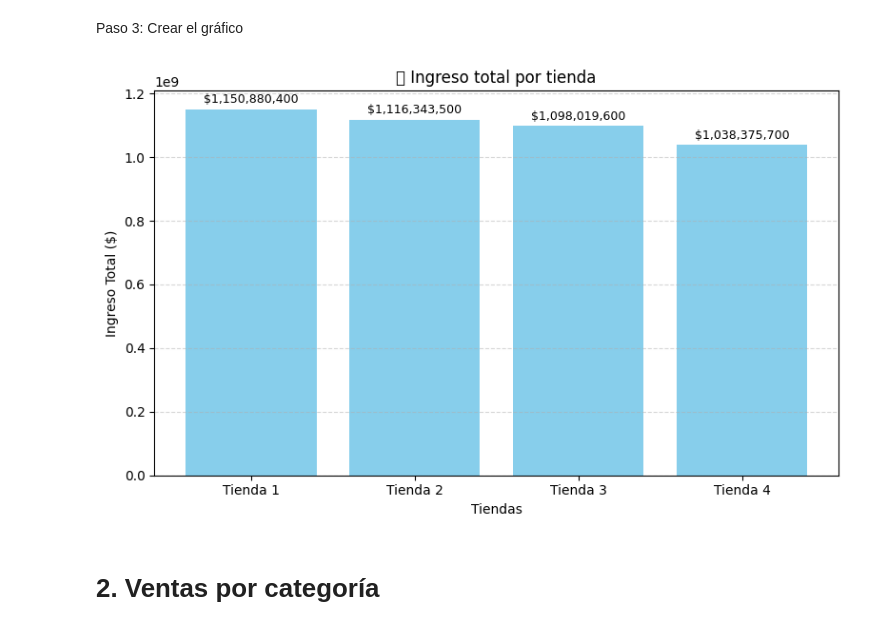
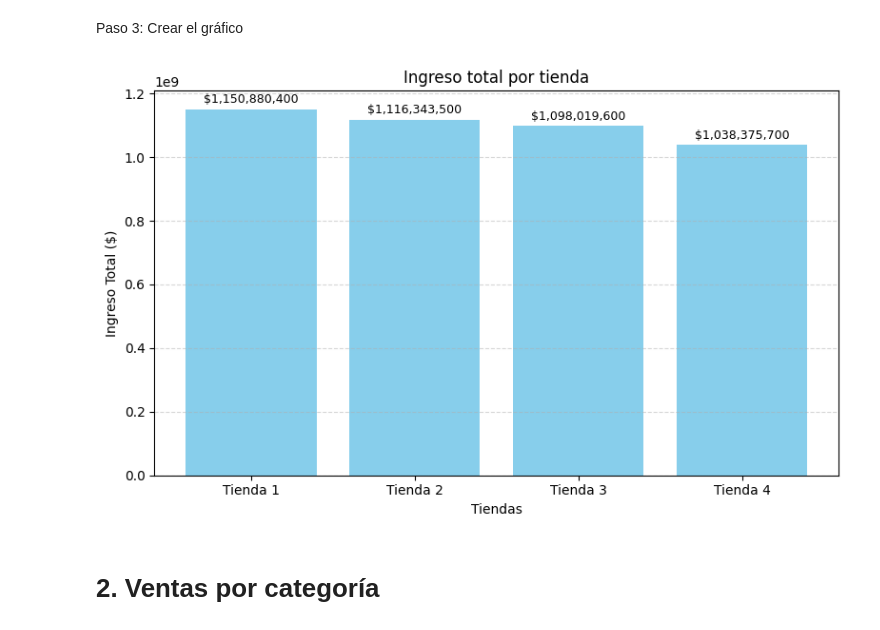
Before and after one commit to SCARLXRD-1/Challenge_Alura-_Store, a Jupyter notebook: AluraStoreLatam.ipynb, the cells around one changed output. Cells and saved outputs as stored; diff of their text form; code cells hidden in the pictures.

```diff
--- a/AluraStoreLatam.ipynb
+++ b/AluraStoreLatam.ipynb
@@ -62,20 +62,20 @@ nombres_tiendas = ['Tienda 1', 'Tienda 2', 'Tienda 3', 'Tienda 4']
 # %%
 plt.figure(figsize=(8, 5))
 plt.bar(nombres_tiendas, ingresos_por_tienda, color='skyblue')
 
-plt.title('💰 Ingreso total por tienda')
+plt.title('Ingreso total por tienda')
 plt.xlabel('Tiendas')
 plt.ylabel('Ingreso Total ($)')
 plt.grid(axis='y', linestyle='--', alpha=0.5)
 
 # Esta partesera para que se visualicen mis valores encima de cada barra
 for i, valor in enumerate(ingresos_por_tienda):
     plt.text(i, valor + 20000000, f"${valor:,.0f}", ha='center', fontsize=9)
 
 plt.tight_layout()
 plt.show()
 # %% [output]
-[figure, old version]
+[figure, new version]
 # %% [markdown]
 # 2. Ventas por categoría
 # %% [markdown]
```
Also changed, not shown: parts of 29 cells of this notebook.
